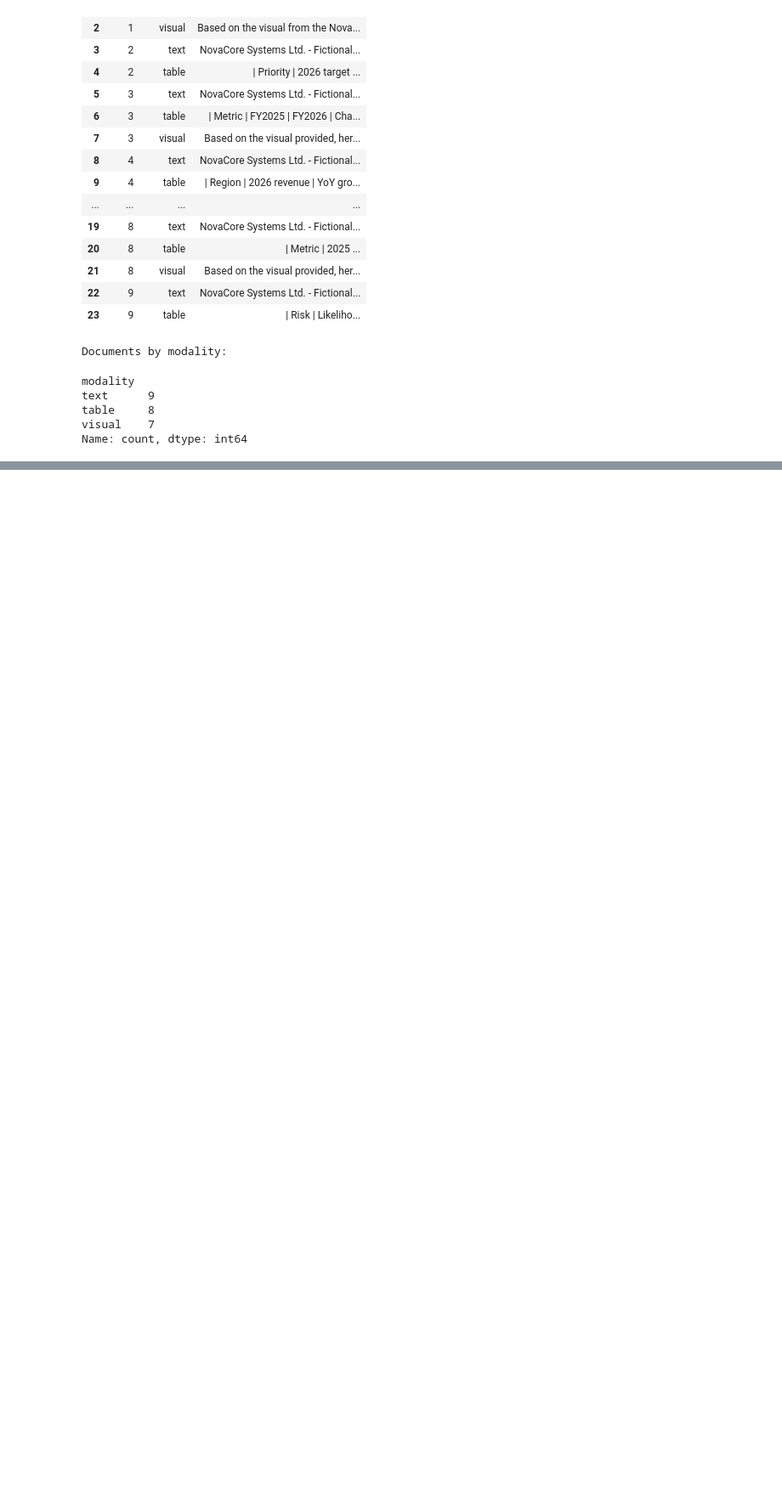
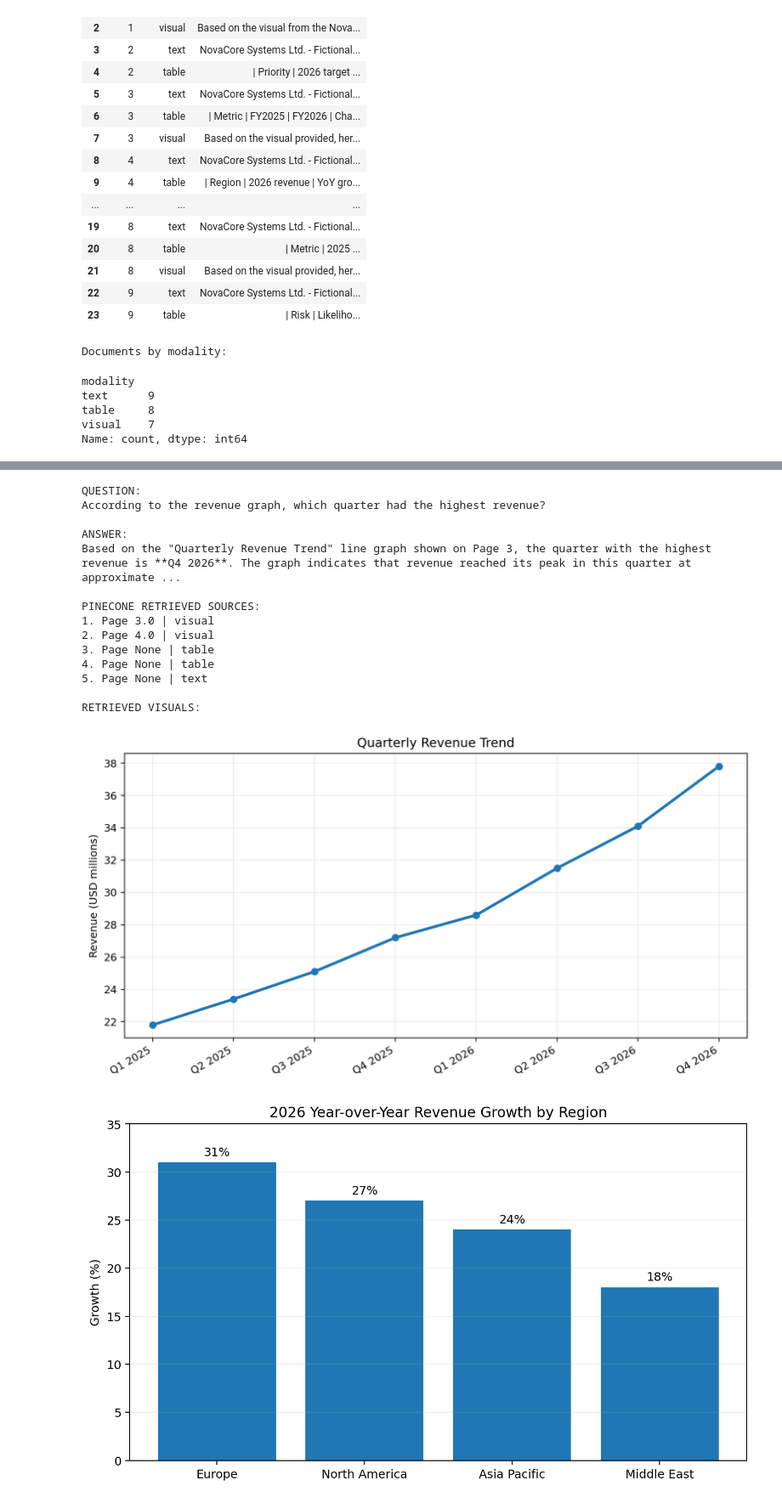
Before and after one commit to Manis06-082005/AllABOUTRAG, a Jupyter notebook: MultiModalRag/multimodal.ipynb, the cells around one changed output, grey strips where cells are left out. Shown at 85% size. Drawn from its saved outputs; the diff is of its cells as text; code cells hidden in the pictures; blank space fills up the shorter version.

```diff
--- a/MultiModalRag/multimodal.ipynb
+++ b/MultiModalRag/multimodal.ipynb
@@ -34,7 +34,7 @@ pdf_path
 # %% [output]
 WindowsPath('NovaCore_Multimodal_Company_Report_2026.pdf')
 # %%
-TEXT_MODEL='google/gemini-3.6-flash'
+TEXT_MODEL = 'openai/gpt-oss-20b'
 VISION_MODEL = "qwen/qwen3.8-27b"
 EMBEDDING_MODEL = "sentence-transformers/all-MiniLM-L6-v2"
 
@@ -264,0 +343,6 @@ Name: count, dtype: int64
+# %%
+retriever = vectorstore.as_retriever(
+    search_kwargs={"k": 5}
+)
+
+print("Retriever is ready.")
@@ -264,0 +351,14 @@ Name: count, dtype: int64
+# %%
+query = "Which region had the highest revenue growth?"
+
+retrieved_docs = retriever.invoke(query)
+
+for i, doc in enumerate(retrieved_docs, start=1):
+    print("=" * 80)
+    print(
+        f"Result {i} | "
+        f"Page {doc.metadata.get('page')} | "
+        f"Type: {doc.metadata.get('modality')}"
+    )
+    print(doc.page_content[:700])
+    print()
@@ -264,0 +415,14 @@ Name: count, dtype: int64
+# %%
+def format_context(retrieved_docs):
+    parts = []
+
+    for doc in retrieved_docs:
+        page = doc.metadata.get("page")
+        modality = doc.metadata.get("modality")
+
+        parts.append(
+            f"[Page {page} | {modality.upper()}]\n"
+            f"{doc.page_content}"
+        )
+
+    return "\n\n".join(parts)
@@ -264,0 +572,23 @@ Name: count, dtype: int64
+# %%
+
+ask_rag(
+    "According to the revenue graph, which quarter had the highest revenue?",
+    show_images=True,
+)
+# %% [output]
+QUESTION:
+According to the revenue graph, which quarter had the highest revenue?
+
+ANSWER:
+Based on the "Quarterly Revenue Trend" line graph shown on Page 3, the quarter with the highest revenue is **Q4 2026**. The graph indicates that revenue reached its peak in this quarter at approximate ...
+
+PINECONE RETRIEVED SOURCES:
+1. Page 3.0 | visual
+2. Page 4.0 | visual
+3. Page None | table
+4. Page None | table
+5. Page None | text
+
+RETRIEVED VISUALS:
+[figure, added]
+[figure, added]
```
Also changed, not shown: parts of 15 cells of this notebook.
